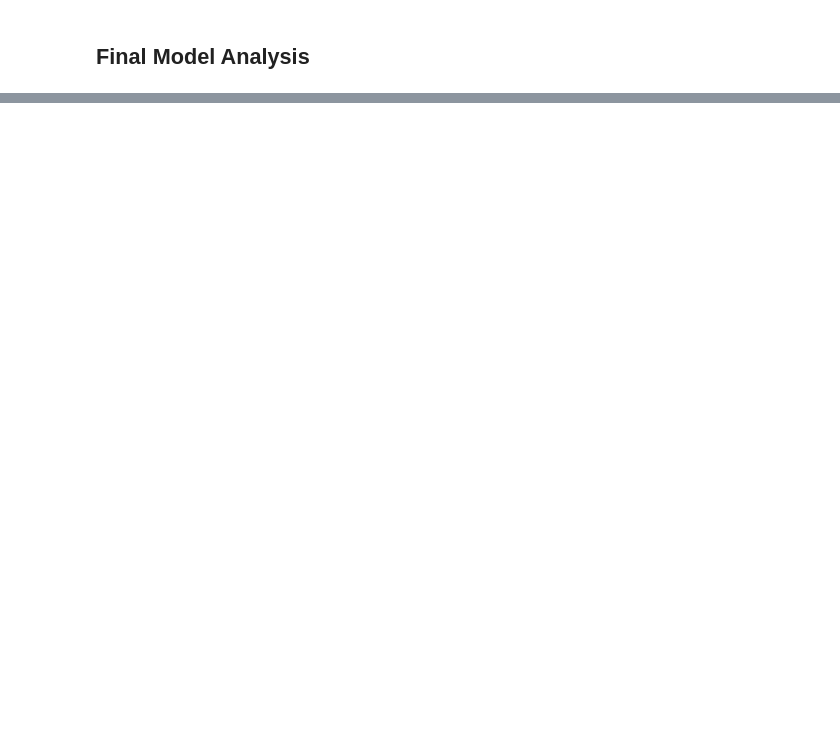
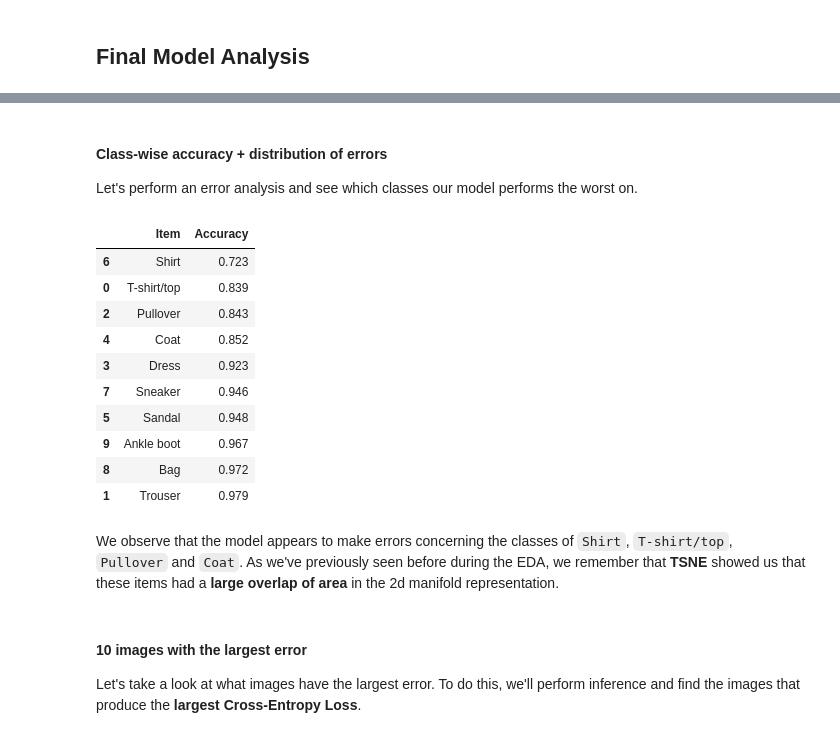
Before and after one commit to kenJPG/Fashion-MNIST, a Jupyter notebook: fashion_mnist.ipynb, the cells around one changed output, grey strips where cells are left out. Saved outputs shown, nothing was run; the diff lists cells and outputs as text; code cells hidden in the pictures; blank space fills up the shorter version.

```diff
--- a/fashion_mnist.ipynb
+++ b/fashion_mnist.ipynb
@@ -2037,7 +1999,7 @@ from sklearn.model_selection import ParameterSampler
 
 param_grid = {
 	'optim': [optim.SGD, optim.AdamW],
-	'lr': [1e-3],
+	'lr': [1e-2, 1e-3, 1e-4],
 	'weight_decay': [1e-4, 1e-5, 1e-6]
 }
 # %% [markdown]
@@ -2052,0 +2083,2 @@ param_grid['scheduler'] = [
+# %%
+param_grid['model'] = [GELU_VGG13, VGG13, CoAtNet]
@@ -2053,5 +2087,5 @@ param_grid['scheduler'] = [
 # %%
-param_list = list(ParameterSampler(param_grid, n_iter = 5))
+param_list = list(ParameterSampler(param_grid, n_iter = 20))
 
 iter_list = [dict((k, v) for (k, v) in d.items()) for d in param_list]
 
@@ -2059,9 +2093,8 @@ for i, params in enumerate(iter_list):
 	print(f'Params {i}: ', params)
 
 	trainer.train_model(
-		f'VGG13 + Aug_CutMix + Finedtuned v{i}', VGG13, # model
+		f'{params["model"]()} + Aug_CutMix + Finedtuned v{i}', params["model"], # model
 		params['optim'], {'lr': params['lr'], 'weight_decay': params['weight_decay']}, # optimizer
-		# train_cutmix_base_data, # data
 		# train_augmented_base_data, # data
 		train_data,
 		# train_augmented_erase,
@@ -2076,6 +2109,6 @@ for i, params in enumerate(iter_list):
 		}
 	)
 
-	trainer.archive(f'VGG13 + Aug_CutMix + FineTuned v{i}')
+	trainer.archive(f'{params["model"]()} + Aug_CutMix + FineTuned v{i}')
 	display(trainer.history)
 # %% [output]
@@ -2173,0 +2170,39 @@ Author: Kenneth Chen
+# %%
+# Loading the test dataset.
+test = pd.read_csv("data/fashion-mnist_test.csv")
+test[test.columns[test.columns != 'label']] = preprocess(test[test.columns[test.columns != 'label']])
+test_data = TorchDataset(test.drop('label', axis=1), test['label'])
+
+# Performing inference
+train_output = model(train_data.x)
+test_output = model(test_data.x)
+print("Final Model | Train Accuracy:", accurate_count(train_output, train_data.y) / len(train_data.y))
+print("Final Model | Test Accuracy:", accurate_count(test_output, test_data.y) / len(test_data.y))
+# %% [markdown]
+#### Class-wise accuracy + distribution of errors
+Let's perform an error analysis and see which classes our model performs the worst on.
+# %%
+arr = []
+for i in range(0, 10):
+	idx = np.array(list(map(lambda x: np.argmax(x), test_data.y.detach().cpu().numpy()))) == i
+	output_arr = np.array(list(map(lambda x: np.argmax(x), output[idx].detach().cpu().numpy())))
+	arr.append([classes[i], (output_arr == i).sum() / len(output_arr)])
+
+pd.DataFrame(arr, columns = ['Item', 'Accuracy']).sort_values(by='Accuracy')
+# %% [output]
+|  | Item | Accuracy |
+| 6 | Shirt | 0.723 |
+| 0 | T-shirt/top | 0.839 |
+| 2 | Pullover | 0.843 |
+| 4 | Coat | 0.852 |
+| 3 | Dress | 0.923 |
+| 7 | Sneaker | 0.946 |
+| 5 | Sandal | 0.948 |
+| 9 | Ankle boot | 0.967 |
+| 8 | Bag | 0.972 |
+| 1 | Trouser | 0.979 |
+# %% [markdown]
+We observe that the model appears to make errors concerning the classes of <code>Shirt</code>, <code>T-shirt/top</code>, <code>Pullover</code> and <code>Coat</code>. As we've previously seen before during the EDA, we remember that <strong>TSNE</strong> showed us that these items had a <strong>large overlap of area</strong> in the 2d manifold representation.
+# %% [markdown]
+#### 10 images with the largest error
+Let's take a look at what images have the largest error. To do this, we'll perform inference and find the images that produce the <strong>largest Cross-Entropy Loss</strong>.
```
Also changed, not shown: parts of 34 cells of this notebook, 3 other files.
